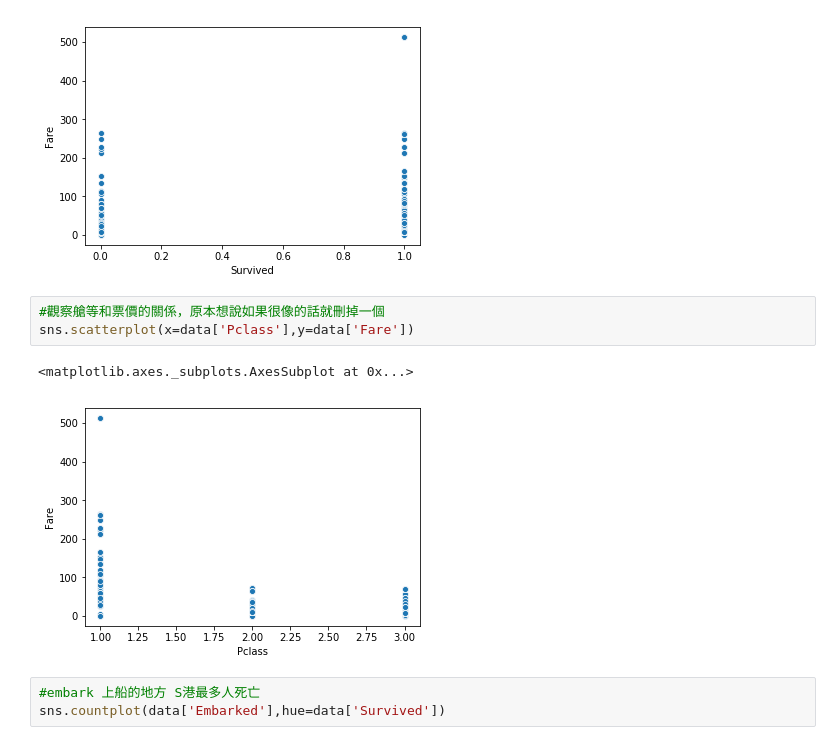
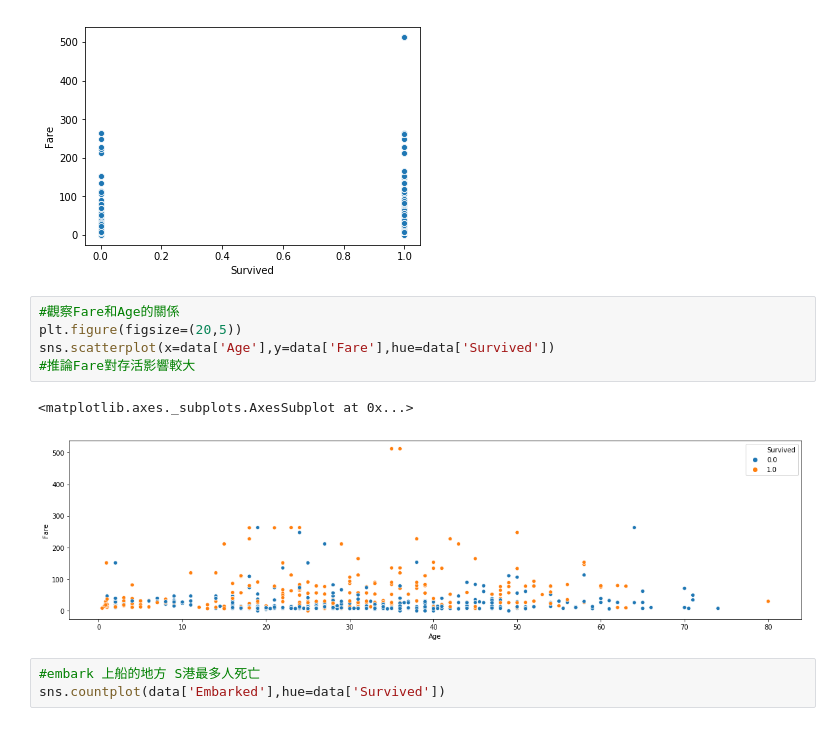
Before and after one commit to HsiaoWenHui/ML_practice, a Jupyter notebook: Titanic_Practice.ipynb, the cells around one changed output. Saved outputs shown, nothing was run; the diff lists cells and outputs as text.

```diff
--- a/Titanic_Practice.ipynb
+++ b/Titanic_Practice.ipynb
@@ -84,11 +95,13 @@ sns.scatterplot(x=data['Survived'],y=data['Fare'])
 <matplotlib.axes._subplots.AxesSubplot at 0x...>
 [figure]
 # %%
-#觀察艙等和票價的關係，原本想說如果很像的話就刪掉一個
-sns.scatterplot(x=data['Pclass'],y=data['Fare'])
+#觀察Fare和Age的關係
+plt.figure(figsize=(20,5))
+sns.scatterplot(x=data['Age'],y=data['Fare'],hue=data['Survived'])
+#推論Fare對存活影響較大
 # %% [output]
 <matplotlib.axes._subplots.AxesSubplot at 0x...>
-[figure, old version]
+[figure, new version]
 # %%
 #embark 上船的地方 S港最多人死亡
 sns.countplot(data['Embarked'],hue=data['Survived'])
```
Also changed, not shown: parts of 29 cells of this notebook, 2 other files.
